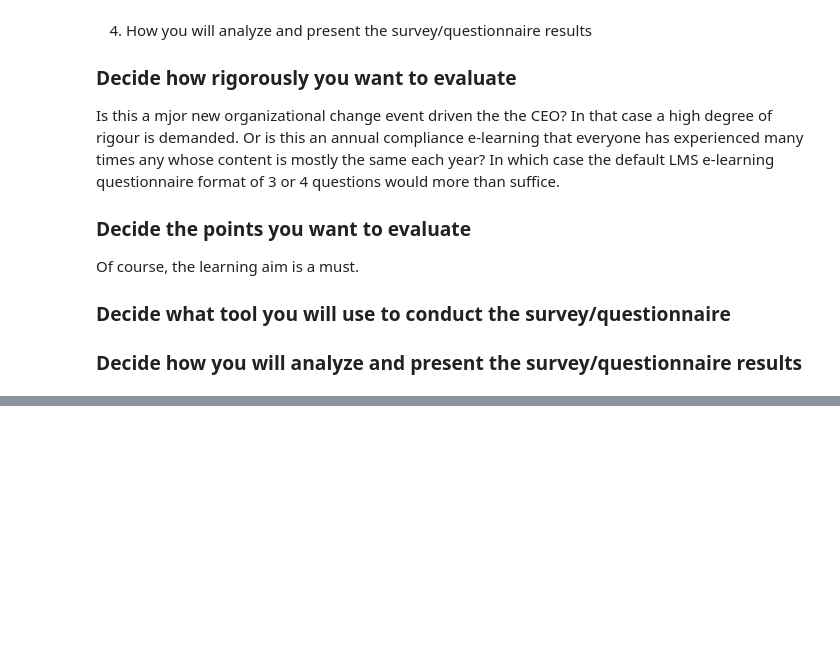
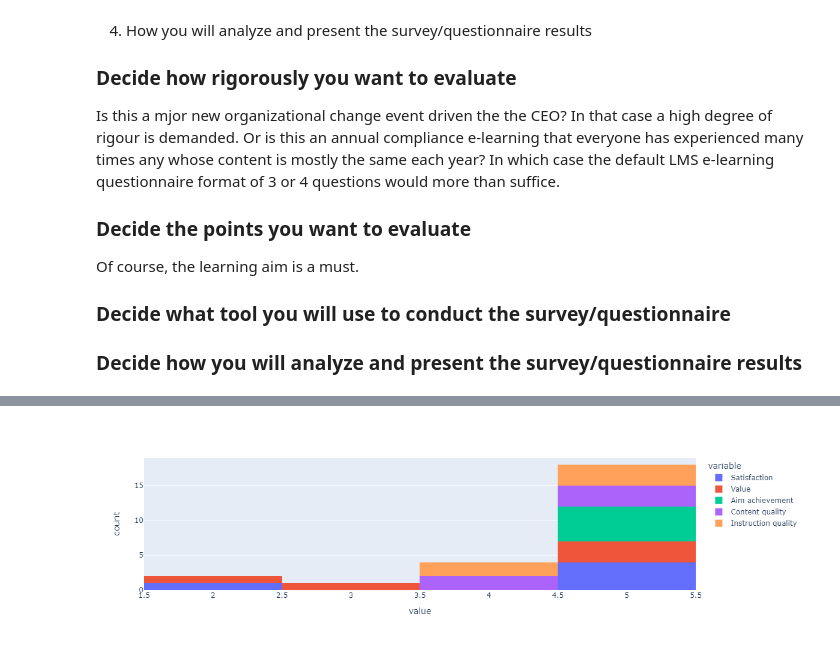
Before and after one commit to mdawso04/organization-development, a Jupyter notebook: _sources/part02/chapter01/top.ipynb, the cells around one changed output, grey strips where cells are left out. Saved outputs shown, nothing was run; the diff lists cells and outputs as text; code cells hidden in the pictures; blank space fills up the shorter version.

```diff
--- a/_sources/part02/chapter01/top.ipynb
+++ b/_sources/part02/chapter01/top.ipynb
@@ -55,17 +55,21 @@ Of course, the learning aim is a must.
 # %%
 from myst_nb import glue
 import pandas as pd
+import plotly.express as px
 
 # initialize list of lists
 data = [[5, 3, 5, 4, 4], [2, 2, 5, 4, 4], [5, 5, 5, 5, 5], [5, 5, 5, 5, 5], [5, 5, 5, 5, 5]]
 
 # Create the pandas DataFrame
 df = pd.DataFrame(data, columns = ['Satisfaction', 'Value', 'Aim achievement', 'Content quality', 'Instruction quality'],
                  index = ['Participant 1', 'Participant 2', 'Participant 3', 'Participant 4', 'Participant 5'])
+plot = px.histogram(df)
 
 glue("df", df, display=False)
+glue("plot", plot, display=False)
 # %% [output]
 [interactive output not drawn]
+[figure, added]
 # %% [markdown]
 # Examples
 
```
Also changed, not shown: parts of 1 cell of this notebook, 3 other files.
